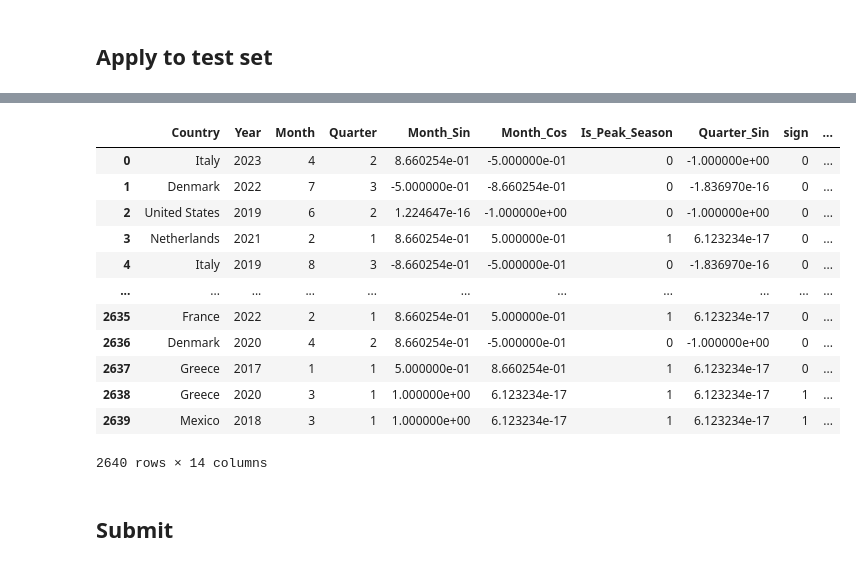
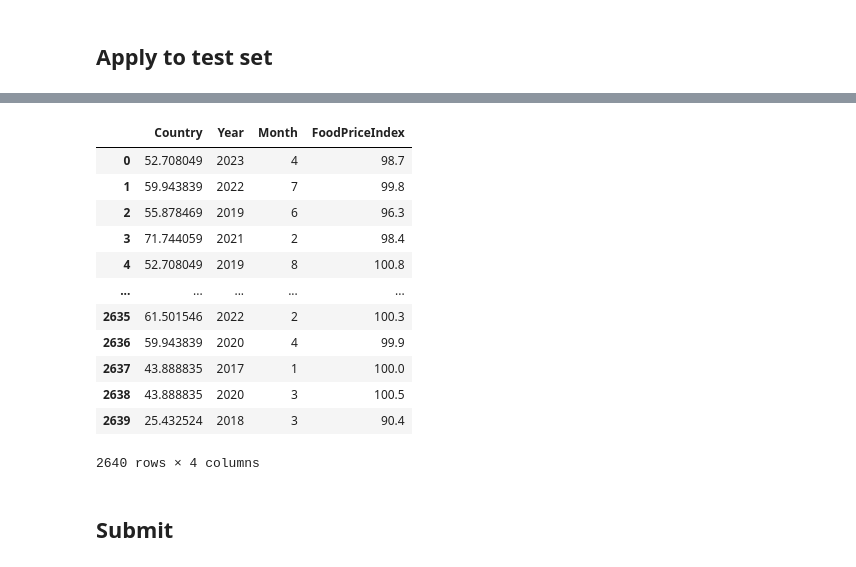
Before and after one commit to Akma86/Adikar-Data-Mining, a Jupyter notebook: adikara2024-datamining/bestScore.ipynb, the cells around one changed output, grey strips where cells are left out. Saved outputs shown, nothing was run; the diff lists cells and outputs as text; code cells hidden in the pictures.

```diff
--- a/adikara2024-datamining/bestScore.ipynb
+++ b/adikara2024-datamining/bestScore.ipynb
@@ -67,5 +68,8 @@ FoodPriceIndex    0.029959
 dtype: float64
 # %% [markdown]
 missing value < 0.05 berarti kita remove aja yang missing value (`Complete Case Analysis`)
-# %%
-train.dropna(subset=['FoodPriceIndex'],axis=0,inplace=True)
+# %%
+# Menghapus baris dengan missing value
+train.dropna(subset=['FoodPriceIndex'], inplace=True)
+
+print(train.isna().sum())
@@ -740,25 +383,0 @@ test.head()
-# %%
-test['Quarter'] = (test['Month'] - 1) // 3 + 1
-
-test['Month_Sin'] = np.sin(2 * np.pi * test['Month'] / 12)
-test['Month_Cos'] = np.cos(2 * np.pi * test['Month'] / 12)
-
-test['Is_Peak_Season'] = test['Quarter'].isin([1, 4]).astype(int)  # Asumsi musim panen di kuartal 1 & 4
-
-test['Quarter_Sin'] = np.cos(2 * np.pi * test['Quarter'] / 4)
-
-test['sign'] = test['Month'].apply(lambda x: 1 if x in [3, 11] else 0)
-
-test['Country_AvgPrice'] = test['Country'].map(country_avg)
-
-# Waktu berlalu dari awal dataset
-test['Elapsed_Months'] = (test['Year'] - test['Year'].min()) * 12 + test['Month']
-
-# Kombinasi Year dan Month menjadi YYYYMM
-test['YearMonth'] = test['Year'] * 100 + test['Month']
-
-# Menambahkan kolom kuartal
-test['Quarter'] = ((test['Month'] - 1) // 3) + 1
-
-# Menambahkan kolom semester
-test['Semester'] = ((test['Month'] - 1) // 6) + 1
@@ -799,0 +384,4 @@ coba
+# %%
+# apply target encoding to test data
+test = te.transform(test)
+test.head()
@@ -800,21 +395,21 @@ coba
 # %%
 # apply predictions
-test['FoodPriceIndex'] = rf_model.predict(coba)
+test['FoodPriceIndex'] = best_rf_model.predict(test)
 test
 # %% [output]
-|  | Country | Year | Month | Quarter | Month_Sin | Month_Cos | Is_Peak_Season | Quarter_Sin | sign | ... |
-| 0 | Italy | 2023 | 4 | 2 | 8.660254e-01 | -5.000000e-01 | 0 | -1.000000e+00 | 0 | ... |
-| 1 | Denmark | 2022 | 7 | 3 | -5.000000e-01 | -8.660254e-01 | 0 | -1.836970e-16 | 0 | ... |
-| 2 | United States | 2019 | 6 | 2 | 1.224647e-16 | -1.000000e+00 | 0 | -1.000000e+00 | 0 | ... |
-| 3 | Netherlands | 2021 | 2 | 1 | 8.660254e-01 | 5.000000e-01 | 1 | 6.123234e-17 | 0 | ... |
-| 4 | Italy | 2019 | 8 | 3 | -8.660254e-01 | -5.000000e-01 | 0 | -1.836970e-16 | 0 | ... |
-| ... | ... | ... | ... | ... | ... | ... | ... | ... | ... | ... |
-| 2635 | France | 2022 | 2 | 1 | 8.660254e-01 | 5.000000e-01 | 1 | 6.123234e-17 | 0 | ... |
-| 2636 | Denmark | 2020 | 4 | 2 | 8.660254e-01 | -5.000000e-01 | 0 | -1.000000e+00 | 0 | ... |
-| 2637 | Greece | 2017 | 1 | 1 | 5.000000e-01 | 8.660254e-01 | 1 | 6.123234e-17 | 0 | ... |
-| 2638 | Greece | 2020 | 3 | 1 | 1.000000e+00 | 6.123234e-17 | 1 | 6.123234e-17 | 1 | ... |
-| 2639 | Mexico | 2018 | 3 | 1 | 1.000000e+00 | 6.123234e-17 | 1 | 6.123234e-17 | 1 | ... |
+|  | Country | Year | Month | FoodPriceIndex |
+| 0 | 52.708049 | 2023 | 4 | 98.7 |
+| 1 | 59.943839 | 2022 | 7 | 99.8 |
+| 2 | 55.878469 | 2019 | 6 | 96.3 |
+| 3 | 71.744059 | 2021 | 2 | 98.4 |
+| 4 | 52.708049 | 2019 | 8 | 100.8 |
+| ... | ... | ... | ... | ... |
+| 2635 | 61.501546 | 2022 | 2 | 100.3 |
+| 2636 | 59.943839 | 2020 | 4 | 99.9 |
+| 2637 | 43.888835 | 2017 | 1 | 100.0 |
+| 2638 | 43.888835 | 2020 | 3 | 100.5 |
+| 2639 | 25.432524 | 2018 | 3 | 90.4 |
-2640 rows × 14 columns
+2640 rows × 4 columns
 # %% [markdown]
 ## Submit
 # %%
```
Also changed, not shown: parts of 39 cells of this notebook, 1 other file.
